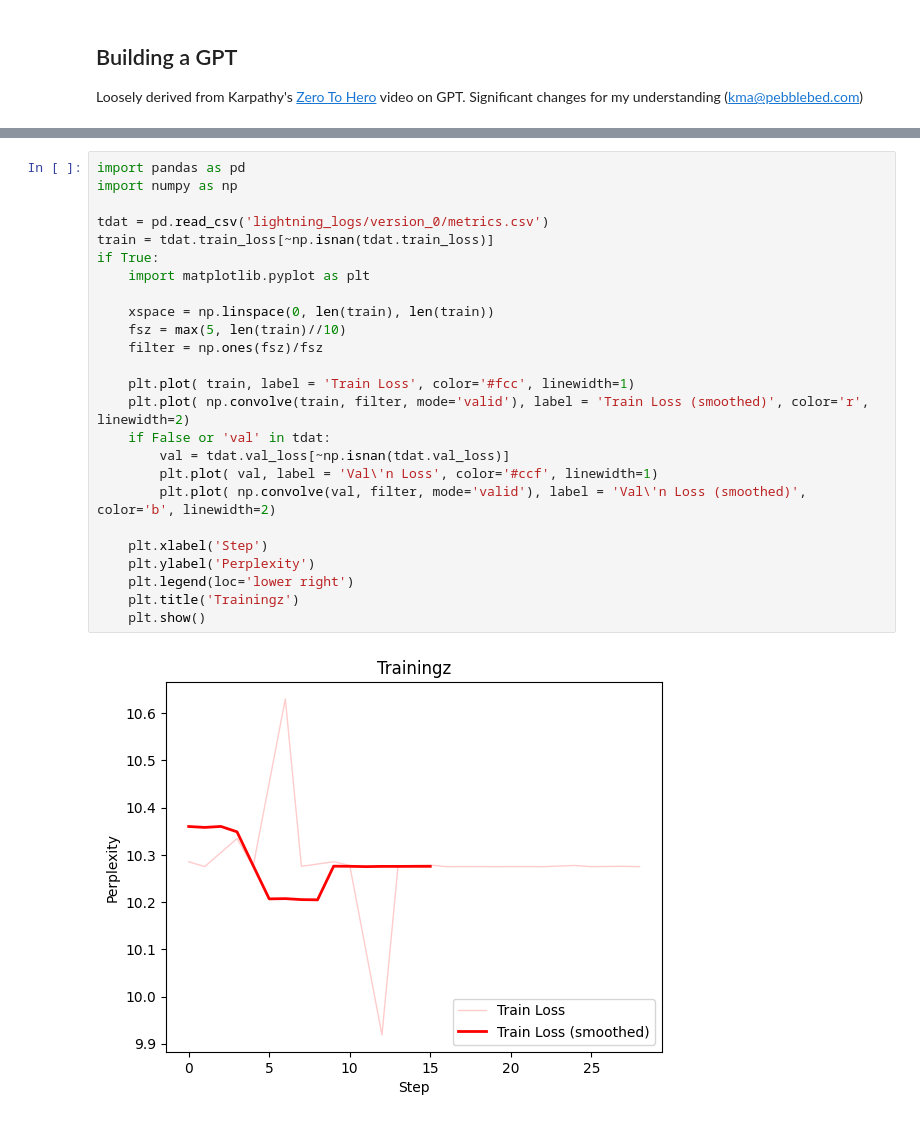
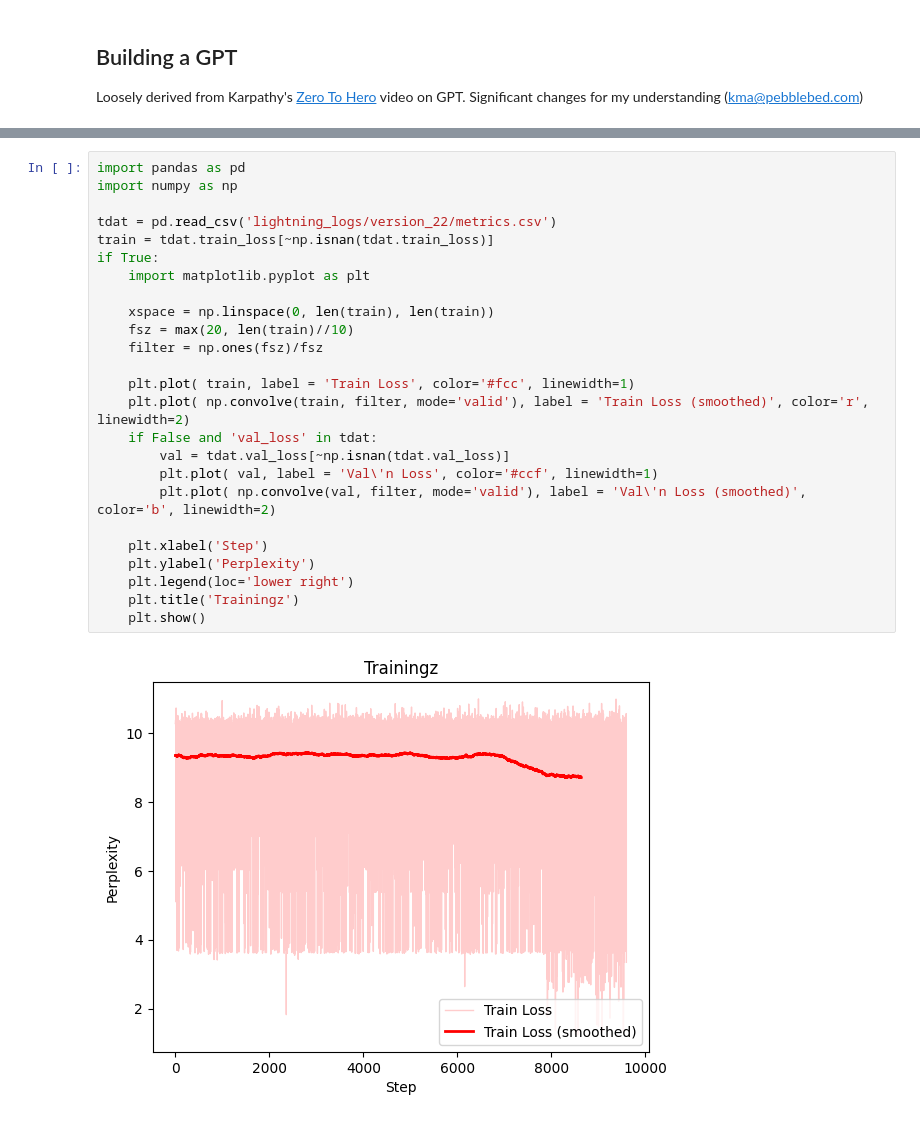
Before and after one commit to kmapb/microlm, a Jupyter notebook: Conv_Text.ipynb, the cells around one changed output, grey strips where cells are left out. Saved outputs shown, nothing was run; the diff lists cells and outputs as text.

```diff
--- a/Conv_Text.ipynb
+++ b/Conv_Text.ipynb
@@ -29,30 +29,30 @@ Note: you may need to restart the kernel to use updated packages.
 # %%
 import pandas as pd
 import numpy as np
 
-tdat = pd.read_csv('lightning_logs/version_0/metrics.csv')
+tdat = pd.read_csv('lightning_logs/version_22/metrics.csv')
 train = tdat.train_loss[~np.isnan(tdat.train_loss)]
 if True:
     import matplotlib.pyplot as plt
 
     xspace = np.linspace(0, len(train), len(train))
-    fsz = max(5, len(train)//10)
+    fsz = max(20, len(train)//10)
     filter = np.ones(fsz)/fsz
 
     plt.plot( train, label = 'Train Loss', color='#fcc', linewidth=1)
     plt.plot( np.convolve(train, filter, mode='valid'), label = 'Train Loss (smoothed)', color='r', linewidth=2)
-    if False or 'val' in tdat:
+    if False and 'val_loss' in tdat:
         val = tdat.val_loss[~np.isnan(tdat.val_loss)]
         plt.plot( val, label = 'Val\'n Loss', color='#ccf', linewidth=1)
         plt.plot( np.convolve(val, filter, mode='valid'), label = 'Val\'n Loss (smoothed)', color='b', linewidth=2)
 
     plt.xlabel('Step')
     plt.ylabel('Perplexity')
     plt.legend(loc='lower right')
     plt.title('Trainingz')
     plt.show()
 # %% [output]
-[figure, old version]
+[figure, new version]
 # %%
 tdat
 # %% [output]
```
Also changed, not shown: parts of 2 cells of this notebook, 6 other files.
